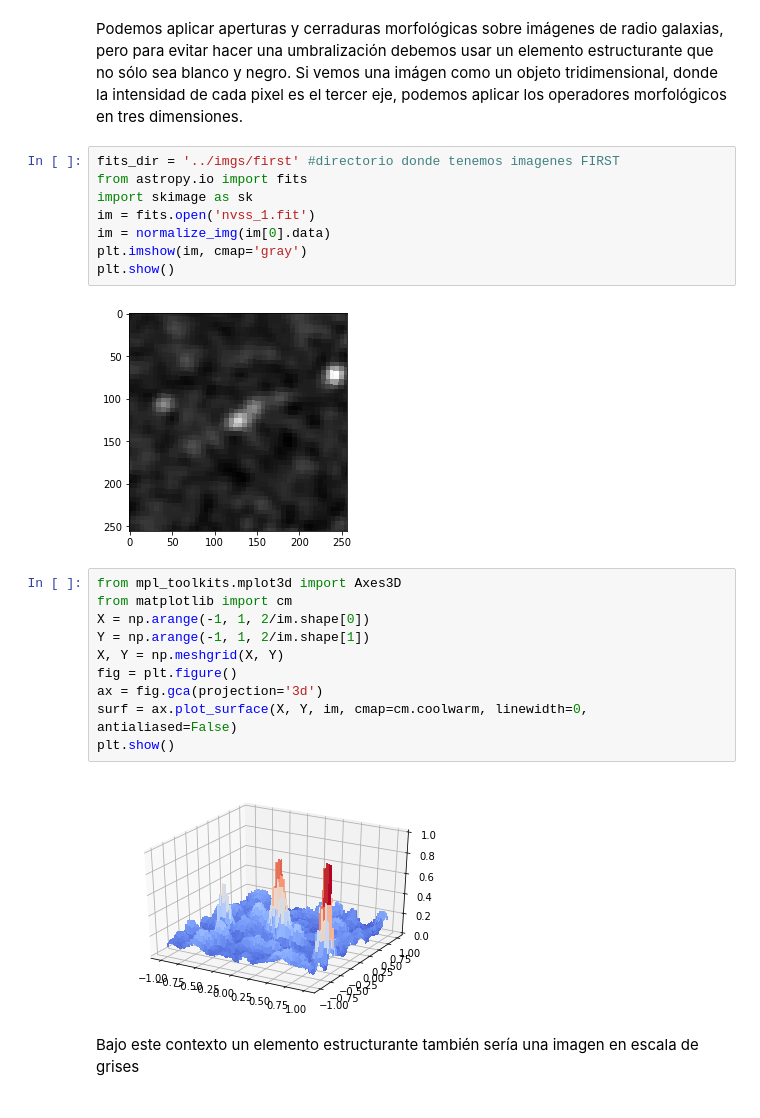
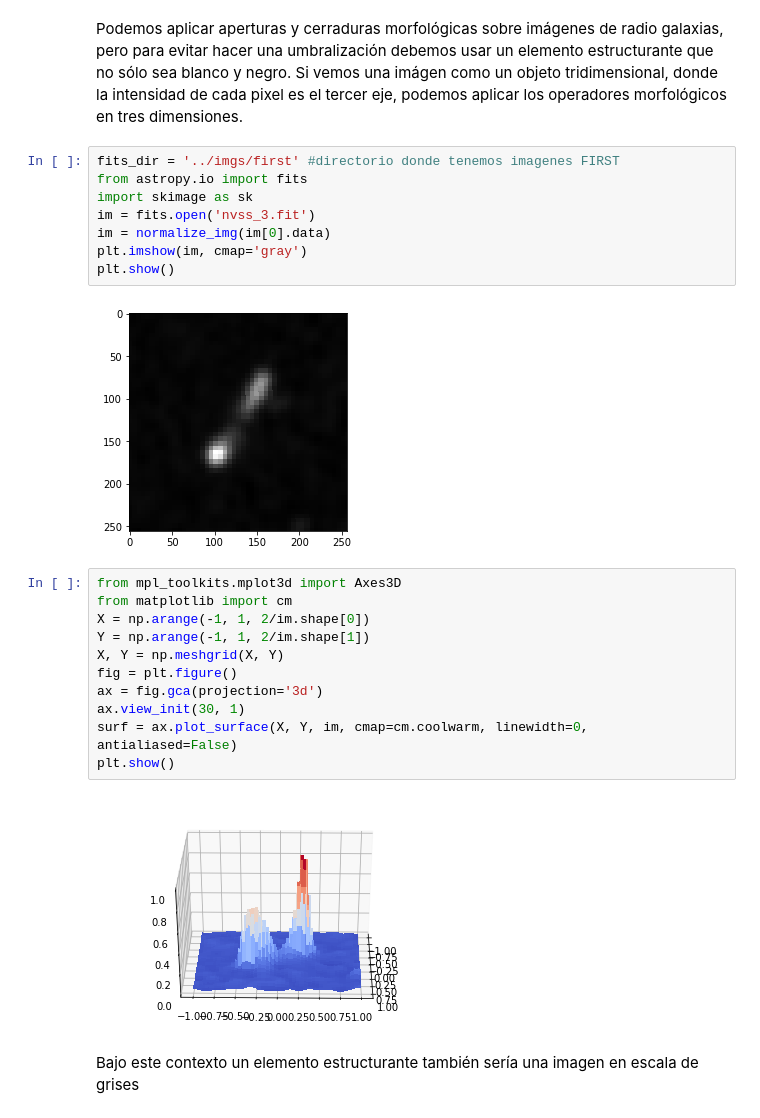
Before and after one commit to nottu/verano, a Jupyter notebook: notebook/morpho.ipynb, the cells around one changed output. Cells and saved outputs as stored; diff of their text form.

Commit message:
update images

```diff
--- a/notebook/morpho.ipynb
+++ b/notebook/morpho.ipynb
@@ -114,24 +114,25 @@ Podemos aplicar aperturas y cerraduras morfológicas sobre imágenes de radio ga
 fits_dir = '../imgs/first' #directorio donde tenemos imagenes FIRST
 from astropy.io import fits
 import skimage as sk
-im = fits.open('nvss_1.fit')
+im = fits.open('nvss_3.fit')
 im = normalize_img(im[0].data)
 plt.imshow(im, cmap='gray')
 plt.show()
 # %% [output]
-[figure, old version]
+[figure, new version]
 # %%
 from mpl_toolkits.mplot3d import Axes3D
 from matplotlib import cm
 X = np.arange(-1, 1, 2/im.shape[0])
 Y = np.arange(-1, 1, 2/im.shape[1])
 X, Y = np.meshgrid(X, Y)
 fig = plt.figure()
 ax = fig.gca(projection='3d')
+ax.view_init(30, 1)
 surf = ax.plot_surface(X, Y, im, cmap=cm.coolwarm, linewidth=0, antialiased=False)
 plt.show()
 # %% [output]
-[figure, old version]
+[figure, new version]
 # %% [markdown]
 Bajo este contexto un elemento estructurante también sería una imagen en escala de grises
 # %%
```
Also changed, not shown: parts of 9 cells of this notebook, 3 other files.
